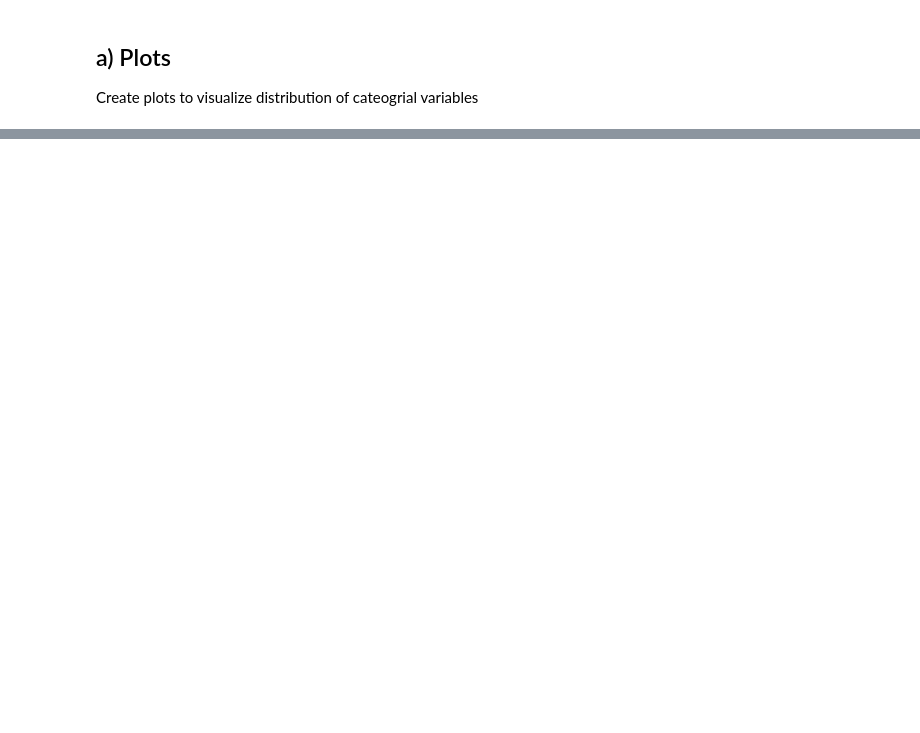
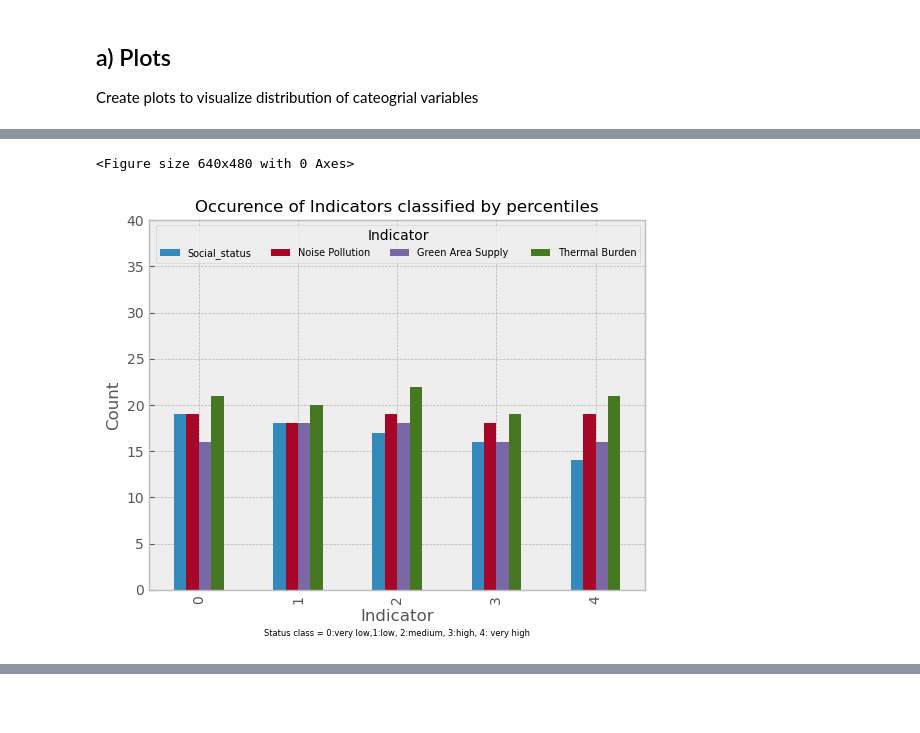
Before and after one commit to CharlotteGIS/egm722_project, a Jupyter notebook: my_project.ipynb, the cells around one changed output, grey strips where cells are left out. Saved outputs shown, nothing was run; the diff lists cells and outputs as text; code cells hidden in the pictures; blank space fills up the shorter version.

```diff
--- a/my_project.ipynb
+++ b/my_project.ipynb
@@ -467,18 +597,21 @@ counts_occurrence.head()
 # %%
 ## create plot with  occurances
 plt.figure()
 plt.style.use('bmh')
 
 counts_occurrence.plot(kind='bar')
 plt.ylabel('Count')
 plt.xlabel('Indicator')
-plt.title('Occurance of Indicators classified by percentiles', fontsize=12)
+plt.title('Occurence of Indicators classified by percentiles', fontsize=12)
 plt.ylim(0, 40)
 plt.legend(title='Indicator', fontsize=7 ,ncols=4)
 plt.text( 2, -5, 'Status class = 0:very low,1:low, 2:medium, 3:high, 4: very high', ha='center', fontsize=6)
-plt.savefig('./output/occurance_plot.png') #save the plot to the output folder
+plt.savefig('./output/occurence_plot.png') #save the plot to the output folder
 
 plt.show()
+# %% [output]
+<Figure size 640x480 with 0 Axes>
+[figure, added]
 # %%
 #create correlation matrix of individual indicators
 stats_merged.dropna()
```
Also changed, not shown: parts of 27 cells of this notebook, 12 other files.
